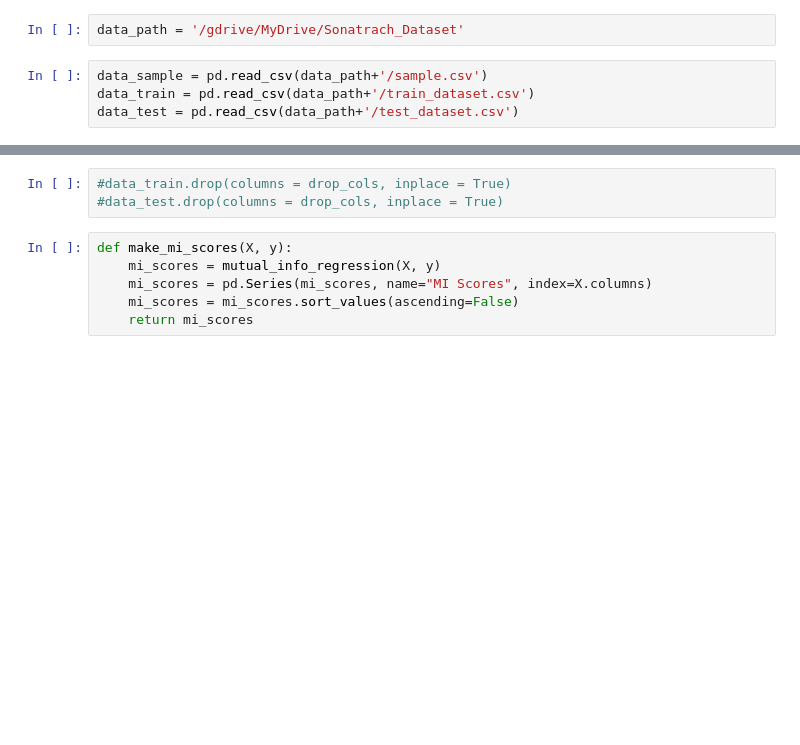
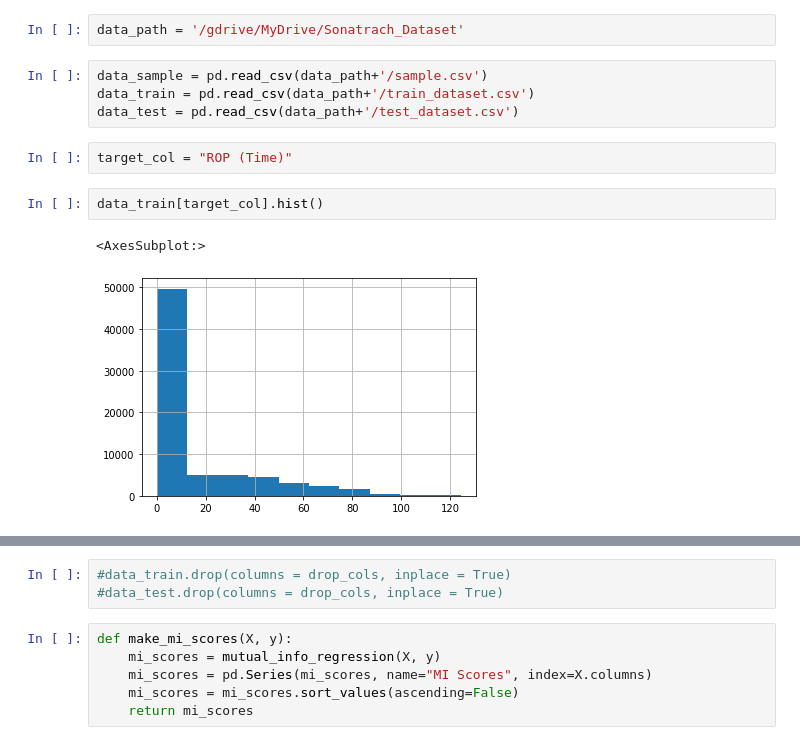
Before and after one commit to BrouthenKamel/haick-datathon, a Jupyter notebook: Sonatrach_Challenge.ipynb, the cells around one changed output, grey strips where cells are left out. Drawn from its saved outputs; the diff is of its cells as text; blank space fills up the shorter version.

```diff
--- a/Sonatrach_Challenge.ipynb
+++ b/Sonatrach_Challenge.ipynb
@@ -31,3 +31,10 @@ data_path = '/gdrive/MyDrive/Sonatrach_Dataset'
 data_sample = pd.read_csv(data_path+'/sample.csv')
 data_train = pd.read_csv(data_path+'/train_dataset.csv')
 data_test = pd.read_csv(data_path+'/test_dataset.csv')
+# %%
+target_col = "ROP (Time)"
+# %%
+data_train[target_col].hist()
+# %% [output]
+<AxesSubplot:>
+[figure, added]
```
Also changed, not shown: parts of 25 cells of this notebook.
